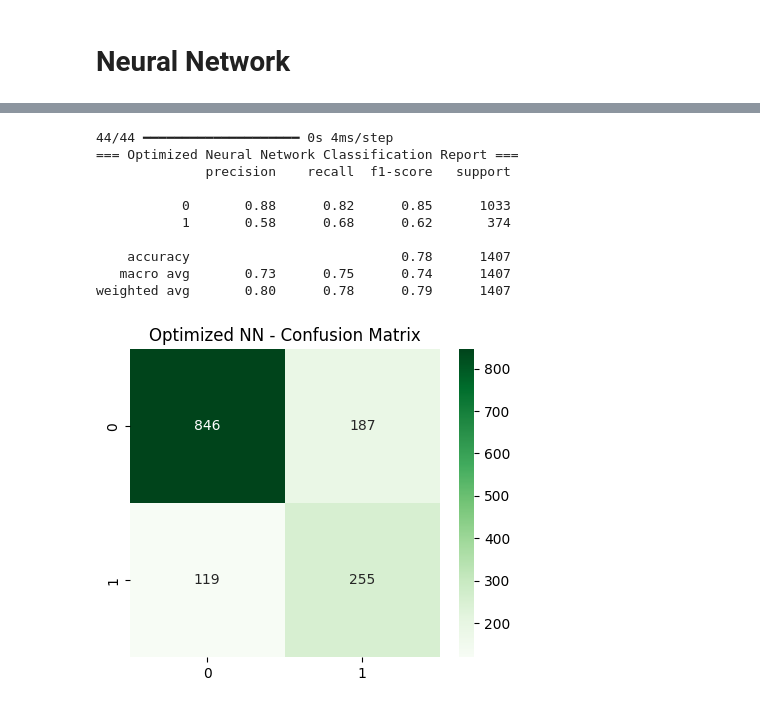
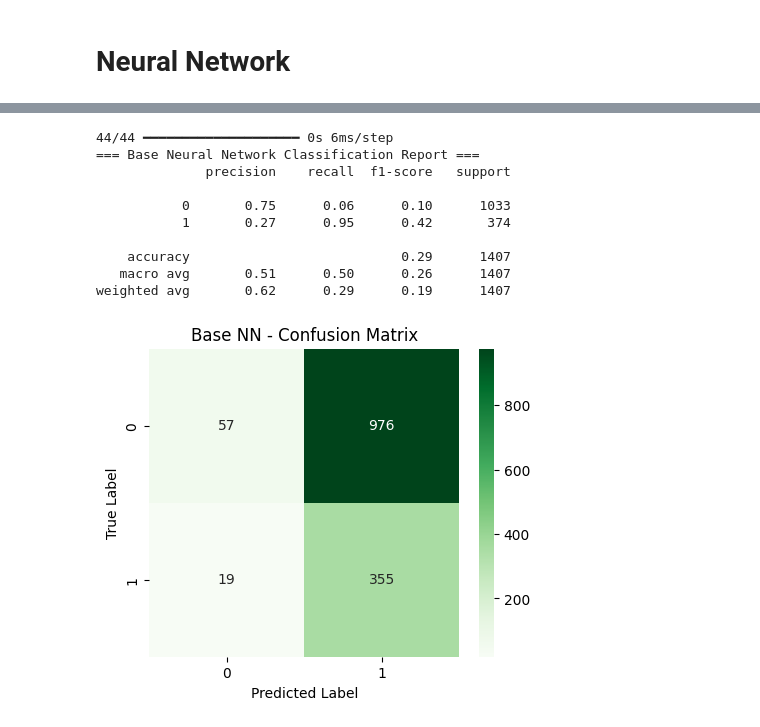
Before and after one commit to Daham-abeyratne/Customer_Churn_Prediction, a Jupyter notebook: costomer_churn_prediciton.ipynb, the cells around one changed output, grey strips where cells are left out. Cells and saved outputs as stored; diff of their text form; code cells hidden in the pictures.

```diff
--- a/costomer_churn_prediciton.ipynb
+++ b/costomer_churn_prediciton.ipynb
@@ -799,28 +647,0 @@ print(best_threshold)
-# %%
-input_dim = 38
-
-def build_optimized_model():
-    model = Sequential([
-        Dense(64, activation='relu', kernel_regularizer=l2(0.001), input_shape=(input_dim,)),
-        BatchNormalization(),
-        Dropout(0.15),
-
-        Dense(32, activation='relu', kernel_regularizer=l2(0.001)),
-        BatchNormalization(),
-        Dropout(0.10),
-
-        Dense(16, activation='relu', kernel_regularizer=l2(0.001)),
-        BatchNormalization(),
-
-        Dense(1, activation='sigmoid')
-    ])
-
-    model.compile(
-        optimizer=tf.keras.optimizers.Adam(learning_rate=0.001),
-        loss='binary_crossentropy',
-        metrics=['accuracy']
-    )
-    return model
-
-model = build_optimized_model()
-model.summary()
@@ -864,4 +662,0 @@ early_stop = EarlyStopping(
-# %%
-cw = class_weight.compute_class_weight("balanced", classes=np.unique(y_train), y=y_train)
-class_weights = {0: cw[0], 1: cw[1]}
-class_weights
@@ -897,0 +691,5 @@ Restoring model weights from the end of the best epoch: 12.
+# %%
+y_proba = model.predict(X_test_scaled).ravel()
+fpr, tpr, thresholds = roc_curve(y_test, y_proba)
+best_threshold = thresholds[np.argmax(tpr - fpr)]
+print("Best Threshold:", best_threshold)
@@ -898,24 +699,26 @@ Restoring model weights from the end of the best epoch: 12.
 # %%
 y_proba = model.predict(X_test_scaled).ravel()
 y_pred = (y_proba >= best_threshold).astype(int)
 
-print("=== Optimized Neural Network Classification Report ===")
+print("=== Base Neural Network Classification Report ===")
 print(classification_report(y_test, y_pred))
 
 cm = confusion_matrix(y_test, y_pred)
 plt.figure(figsize=(5,4))
 sns.heatmap(cm, annot=True, fmt='d', cmap='Greens')
-plt.title('Optimized NN - Confusion Matrix')
+plt.title('Base NN - Confusion Matrix')
+plt.xlabel('Predicted Label')
+plt.ylabel('True Label')
 plt.show()
 # %% [output]
-44/44 ━━━━━━━━━━━━━━━━━━━━ 0s 4ms/step
-=== Optimized Neural Network Classification Report ===
+44/44 ━━━━━━━━━━━━━━━━━━━━ 0s 6ms/step
+=== Base Neural Network Classification Report ===
               precision    recall  f1-score   support
 
-           0       0.88      0.82      0.85      1033
-           1       0.58      0.68      0.62       374
+           0       0.75      0.06      0.10      1033
+           1       0.27      0.95      0.42       374
 
-    accuracy                           0.78      1407
-   macro avg       0.73      0.75      0.74      1407
-weighted avg       0.80      0.78      0.79      1407
+    accuracy                           0.29      1407
+   macro avg       0.51      0.50      0.26      1407
+weighted avg       0.62      0.29      0.19      1407
-[figure, old version]
+[figure, new version]
```
Also changed, not shown: parts of 40 cells of this notebook.
